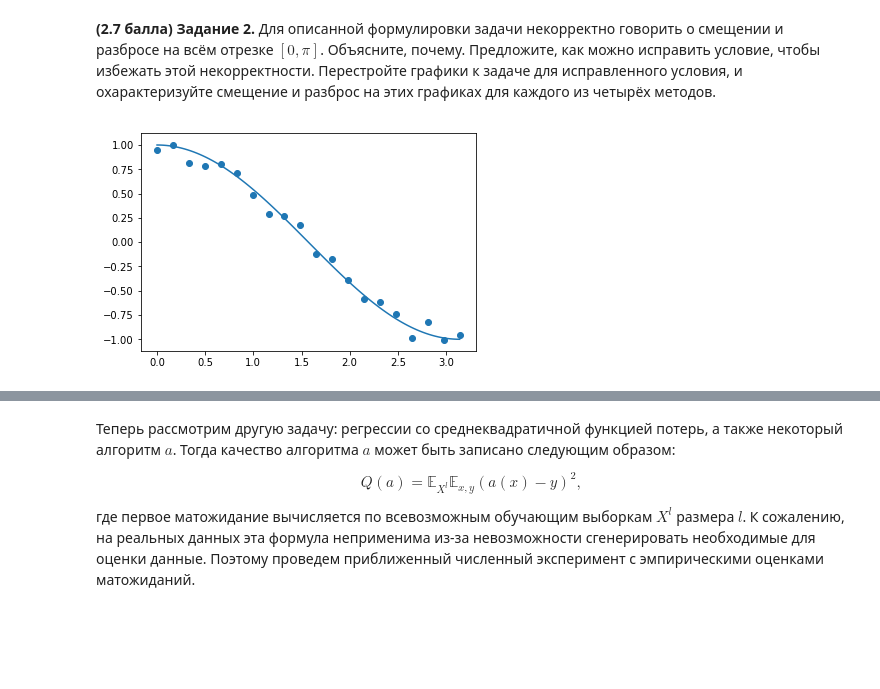
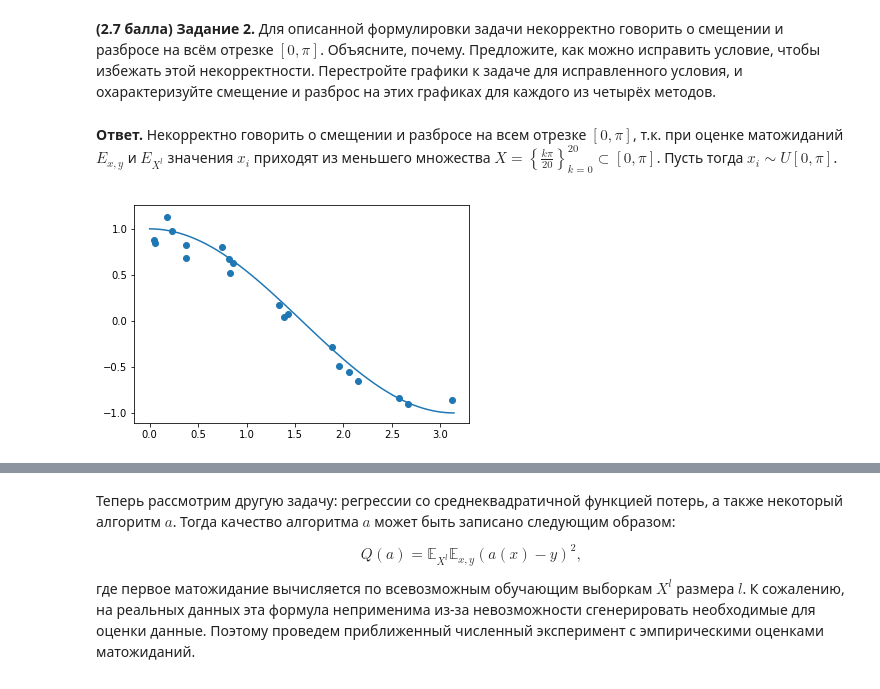
Before and after one commit to BNazh/shad2018, a Jupyter notebook: ML/hw1/Lab1_Compositions.ipynb, the cells around one changed output, grey strips where cells are left out. Cells and saved outputs as stored; diff of their text form; code cells hidden in the pictures; blank space fills up the shorter version.

```diff
--- a/ML/hw1/Lab1_Compositions.ipynb
+++ b/ML/hw1/Lab1_Compositions.ipynb
@@ -70,17 +72,25 @@ import numpy as np
 Значение разброса (на глаз можно оценить как среднюю ширину полосы из предсказанных кривых) невелико для всех четырех методов. А вот смещение (среднее отклонение среднего предсказания от истинного) будет значительно больше в случае SVM($\gamma=100$).
 # %% [markdown]
 **(2.7 балла) Задание 2.** Для описанной формулировки задачи некорректно говорить о смещении и разбросе на всём отрезке $[0, \pi]$. Объясните, почему. Предложите, как можно исправить условие, чтобы избежать этой некорректности. Перестройте графики к задаче для исправленного условия, и охарактеризуйте смещение и разброс на этих графиках для каждого из четырёх методов.
+# %% [markdown]
+**Ответ.** Некорректно говорить о смещении и разбросе на всем отрезке $[0, \pi]$, т.к. при оценке матожиданий $E_{x,y}$ и $E_{X^l}$ значения $x_i$ приходят из меньшего множества $X=\left\{\frac{k\pi}{20}\right\}_{k=0}^{20} \subset [0, \pi]$. Пусть тогда $x_i \sim U[0, \pi]$.
 # %%
-X = np.linspace(0, np.pi, 20)
 X_test = np.linspace(0, np.pi, 100)
 y_test = np.cos(X_test)
-def gen_y(X):
-    return np.cos(X) + np.random.normal(scale=0.1, size=len(X))
+def gen_X_y(fix_x=False):
+    while True:
+        if not fix_x:
+            X = np.random.uniform(0, np.pi, 20)
+        else:
+            X = np.linspace(0, np.pi, 20)
+        yield X, np.cos(X) + np.random.normal(scale=0.1, size=len(X))
+
+sample_generator = gen_X_y()
 # %%
-plt.scatter(X, gen_y(X))
+plt.scatter(*next(sample_generator))
 plt.plot(X_test, y_test)
 plt.show()
 # %% [output]
-[figure, old version]
+[figure, new version]
 # %%
 def clf_predict(X, y, X_test, clf):
```
Also changed, not shown: parts of 39 cells of this notebook.
